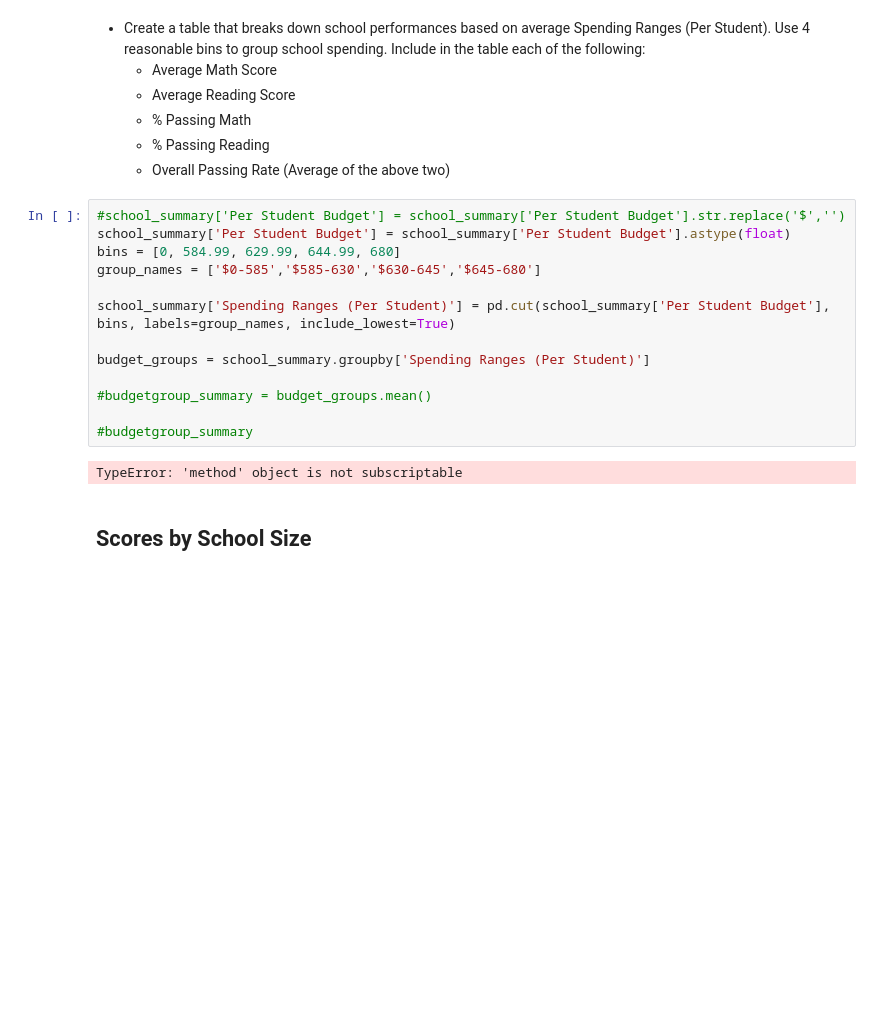
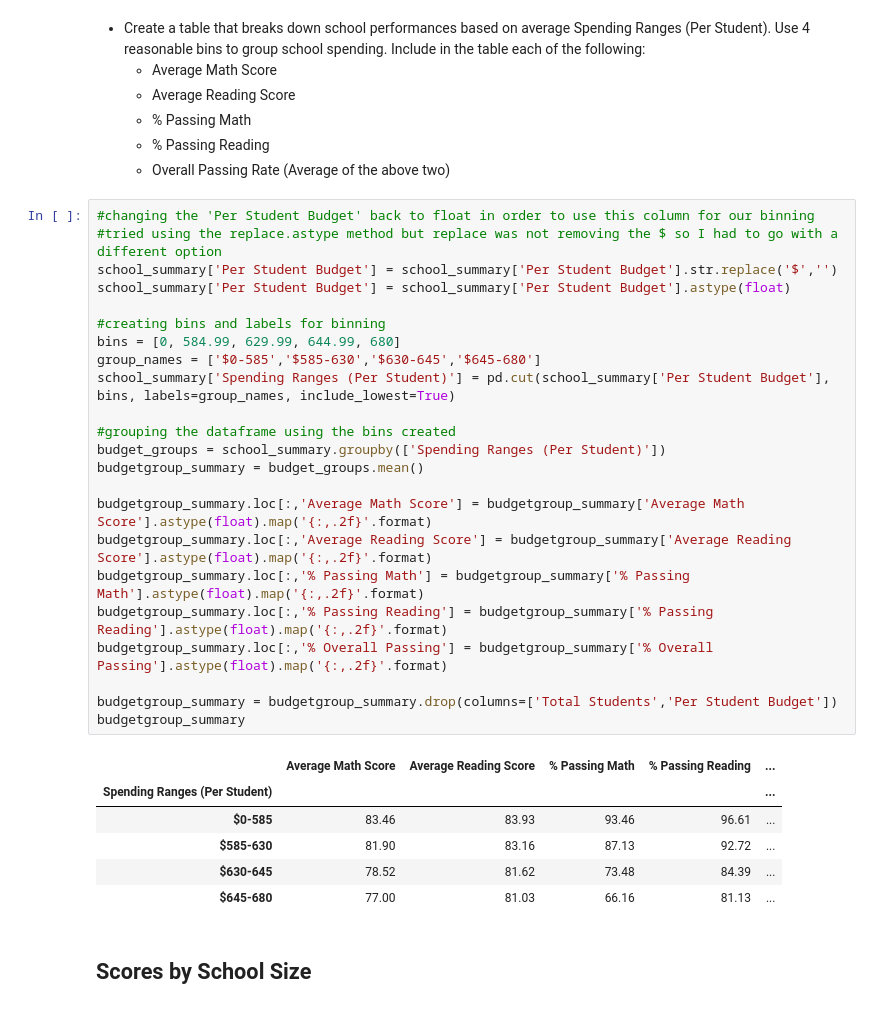
Before and after one commit to floresfdo/pandas-challenge, a Jupyter notebook: PyCitySchools/starter.ipynb, the cells around one changed output. Saved outputs shown, nothing was run; the diff lists cells and outputs as text; blank space fills up the shorter version.

```diff
--- a/PyCitySchools/starter.ipynb
+++ b/PyCitySchools/starter.ipynb
@@ -294,20 +294,35 @@ read_bygrade
   * % Passing Reading
   * Overall Passing Rate (Average of the above two)
 # %%
-#school_summary['Per Student Budget'] = school_summary['Per Student Budget'].str.replace('$','')
+#changing the 'Per Student Budget' back to float in order to use this column for our binning
+#tried using the replace.astype method but replace was not removing the $ so I had to go with a different option
+school_summary['Per Student Budget'] = school_summary['Per Student Budget'].str.replace('$','')
 school_summary['Per Student Budget'] = school_summary['Per Student Budget'].astype(float)
+
+#creating bins and labels for binning
 bins = [0, 584.99, 629.99, 644.99, 680]
 group_names = ['$0-585','$585-630','$630-645','$645-680']
-
 school_summary['Spending Ranges (Per Student)'] = pd.cut(school_summary['Per Student Budget'], bins, labels=group_names, include_lowest=True)
 
-budget_groups = school_summary.groupby['Spending Ranges (Per Student)']
+#grouping the dataframe using the bins created
+budget_groups = school_summary.groupby(['Spending Ranges (Per Student)'])
+budgetgroup_summary = budget_groups.mean()
 
-#budgetgroup_summary = budget_groups.mean()
+budgetgroup_summary.loc[:,'Average Math Score'] = budgetgroup_summary['Average Math Score'].astype(float).map('{:,.2f}'.format)
+budgetgroup_summary.loc[:,'Average Reading Score'] = budgetgroup_summary['Average Reading Score'].astype(float).map('{:,.2f}'.format)
+budgetgroup_summary.loc[:,'% Passing Math'] = budgetgroup_summary['% Passing Math'].astype(float).map('{:,.2f}'.format)
+budgetgroup_summary.loc[:,'% Passing Reading'] = budgetgroup_summary['% Passing Reading'].astype(float).map('{:,.2f}'.format)
+budgetgroup_summary.loc[:,'% Overall Passing'] = budgetgroup_summary['% Overall Passing'].astype(float).map('{:,.2f}'.format)
 
-#budgetgroup_summary
+budgetgroup_summary = budgetgroup_summary.drop(columns=['Total Students','Per Student Budget'])
+budgetgroup_summary
 # %% [output]
-TypeError: 'method' object is not subscriptable
+|  | Average Math Score | Average Reading Score | % Passing Math | % Passing Reading | ... |
+| Spending Ranges (Per Student) |  |  |  |  | ... |
+| $0-585 | 83.46 | 83.93 | 93.46 | 96.61 | ... |
+| $585-630 | 81.90 | 83.16 | 87.13 | 92.72 | ... |
+| $630-645 | 78.52 | 81.62 | 73.48 | 84.39 | ... |
+| $645-680 | 77.00 | 81.03 | 66.16 | 81.13 | ... |
 # %% [markdown]
 ## Scores by School Size
 # %% [markdown]
```
Also changed, not shown: parts of 4 cells of this notebook.
